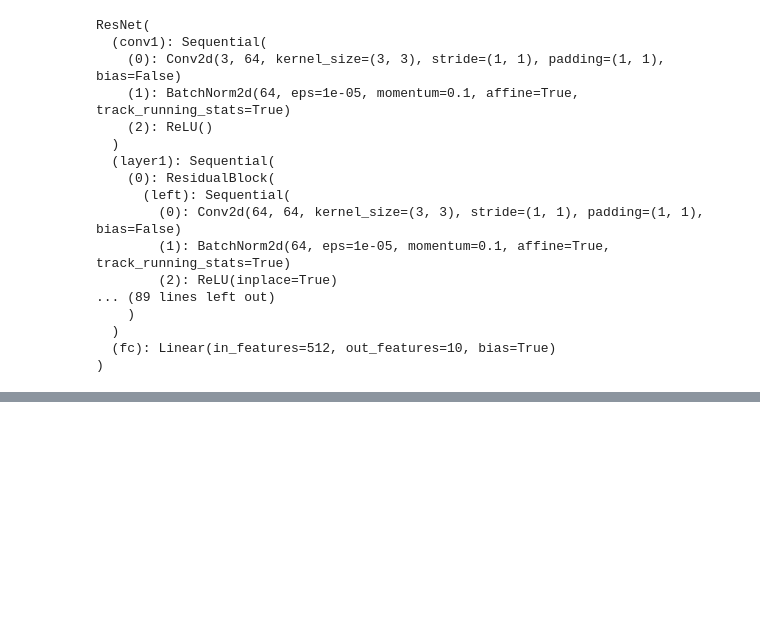
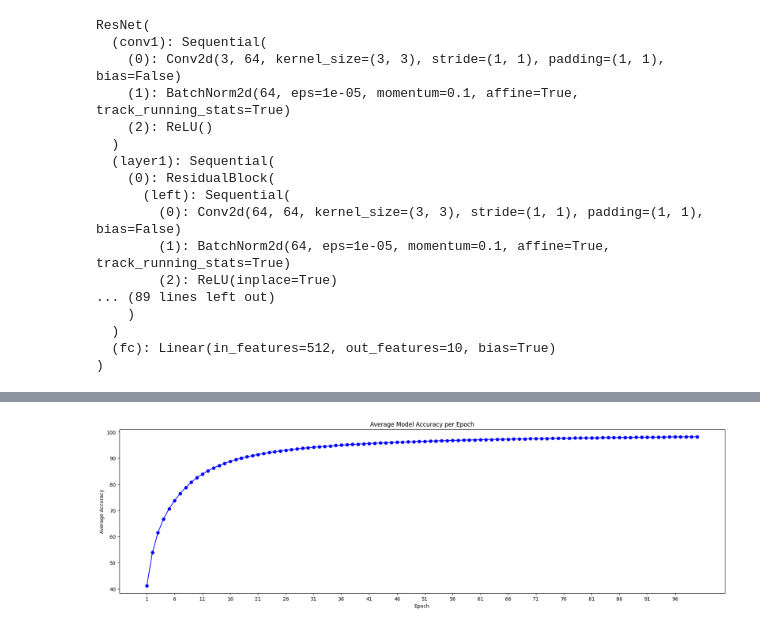
Before and after one commit to ANTRIKSH-GANJOO/pytorch_research, a Jupyter notebook: WithReg_.ipynb, the cells around one changed output, grey strips where cells are left out. Cells and saved outputs as stored; diff of their text form; code cells hidden in the pictures; blank space fills up the shorter version.

```diff
--- a/WithReg_.ipynb
+++ b/WithReg_.ipynb
@@ -207,7 +254,4 @@ plt.show()
 import torch.optim as optim
 
 criterion = nn.CrossEntropyLoss()
-optimizer = optim.SGD(my_net.parameters(), lr=0.001, momentum=0.9)
+optimizer = optim.SGD(my_net.parameters(), lr=0.005, momentum=0.9)
-# %%
-device = torch.device("cuda:0" if torch.cuda.is_available() else "cpu")
-my_net.to(device)
@@ -231,0 +260,7 @@ ResNet(
+# %%
+# Instantiate the model
+my_net = ResNet18()
+
+# Load the weights
+my_net.load_state_dict(torch.load('resnet18_cifar10_train_50+50_ep_weights.pth', map_location=device)) # Change file path
+my_net.to(device)
@@ -281 +349,28 @@ Epoch 9 completed
 Finished Training
+# %%
+import matplotlib.pyplot as plt
+
+# Number of batches per epoch
+batches_per_epoch = 1
+
+# Calculate the number of epochs
+num_epochs = len(train_acc_list) // batches_per_epoch
+
+# Calculate average accuracy per epoch
+average_acc_per_epoch = [np.mean(train_acc_list[i * batches_per_epoch:(i + 1) * batches_per_epoch]) for i in range(num_epochs)]
+
+# Epoch numbers
+epochs = range(1, num_epochs + 1)
+
+# Plotting
+plt.figure(figsize=(22, 6))
+plt.plot(epochs, average_acc_per_epoch, marker='o', linestyle='-', color='b')
+plt.title('Average Model Accuracy per Epoch')
+plt.xlabel('Epoch')
+plt.ylabel('Average Accuracy')
+# plt.grid(True)
+plt.xticks(np.arange(min(epochs), max(epochs)+1, 5))
+plt.savefig('resnet18_cifar10_accuracy_train_50ep_final.pdf')
+plt.show()
+# %% [output]
+[figure, added]
```
Also changed, not shown: parts of 26 cells of this notebook.
